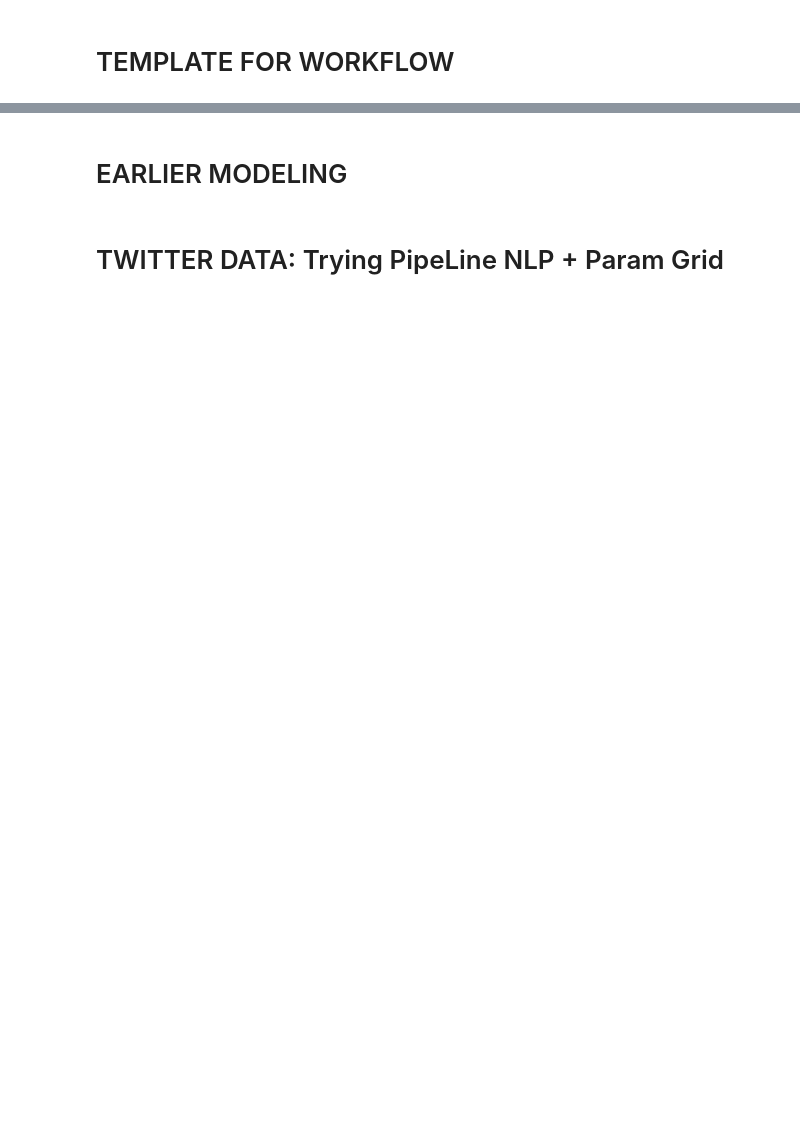
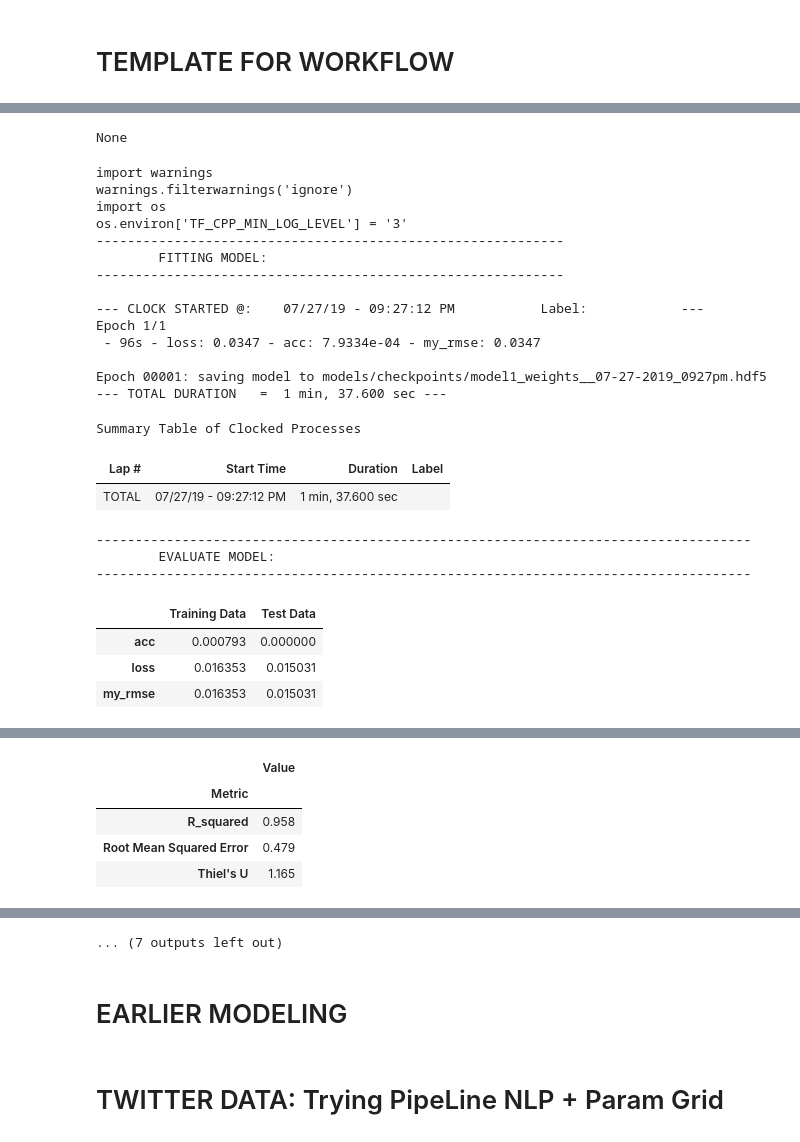
Before and after one commit to jirvingphd/dsc-5-capstone-project-online-ds-ft-021119, a Jupyter notebook: just modeling.ipynb, the cells around one changed output, grey strips where cells are left out. Saved outputs shown, nothing was run; the diff lists cells and outputs as text; code cells hidden in the pictures; blank space fills up the shorter version.

Commit message:
workin in cf_plotlyv3 notebook

```diff
--- a/just modeling.ipynb
+++ b/just modeling.ipynb
@@ -171,0 +22,6 @@ evaluate_model_plot_history(model1, train_generator, test_generator)
+# %%
+# Load stock_df data from functions detailed above
+stock_df = ji.load_processed_stock_data()
+stock_df.head()
+
+ji.plotly_time_series(stock_df['price']);
@@ -171,0 +70,39 @@ evaluate_model_plot_history(model1, train_generator, test_generator)
+# %%
+# Create timeseries generators
+train_generator, test_generator, model_params =\
+    ji.make_train_test_series_gens( df_train['price'], df_test['price'],
+                                   model_params,verbose=0)
+
+# Create ModelCheckpoint and early Stopping callbacks
+callbacks, model_params = \
+    ji.def_callbacks_and_params(model_params, loss_function='my_rmse',
+                               checkpoint_mode='min', stop_mode = 'min',
+                                patience=1, min_delta=0.001, verbose=1)
+
+
+model_params = ji.def_compile_params_optimizer(
+    loss='my_rmse', metrics=['acc','my_rmse'],
+    optimizer='optimizers.Nadam()', model_params=model_params)
+
+model1=ji.make_model1(model_params)
+
+# Display all parameters used to create model
+ji.display_dict_dropdown(model_params,title='Parameters for Keras Model')
+# %%
+# fit and evaluate model
+model,model_params,history = ji.fit_model(model,train_generator,
+                                          model_params=model_params,
+                                          epochs=5,callbacks=callbacks)
+
+eval_results = ji.evaluate_model_plot_history(model, train_generator, test_generator)
+
+df_model1 = ji.get_predictions_df_and_evaluate_model(model,
+                                                     train_generator, test_generator,
+                                                     true_train_data = df_train['price'],
+                                                     true_test_data = df_test['price'],
+                                                     model_params=model_params,
+                                                     inverse_scale=True,
+                                                     plot_results=False, iplot_results=True)
+
+res_df = ji.compare_time_shifted_model(df_model1)
+# %% [output]
@@ -171,0 +122,25 @@ evaluate_model_plot_history(model1, train_generator, test_generator)
+None
+import warnings
+warnings.filterwarnings('ignore')
+import os
+os.environ['TF_CPP_MIN_LOG_LEVEL'] = '3'
+------------------------------------------------------------
+        FITTING MODEL:
+------------------------------------------------------------
+
+--- CLOCK STARTED @:    07/27/19 - 09:27:12 PM           Label:            ---
+Epoch 1/1
+ - 96s - loss: 0.0347 - acc: 7.9334e-04 - my_rmse: 0.0347
+
+Epoch 00001: saving model to models/checkpoints/model1_weights__07-27-2019_0927pm.hdf5
+--- TOTAL DURATION   =  1 min, 37.600 sec ---
+Summary Table of Clocked Processes
+| Lap # | Start Time | Duration | Label |
+| TOTAL | 07/27/19 - 09:27:12 PM | 1 min, 37.600 sec |  |
+------------------------------------------------------------------------------------
+        EVALUATE MODEL:
+------------------------------------------------------------------------------------
+|  | Training Data | Test Data |
+| acc | 0.000793 | 0.000000 |
+| loss | 0.016353 | 0.015031 |
+| my_rmse | 0.016353 | 0.015031 |
@@ -171,0 +149,5 @@ evaluate_model_plot_history(model1, train_generator, test_generator)
+|  | Value |
+| Metric |  |
+| R_squared | 0.958 |
+| Root Mean Squared Error | 0.479 |
+| Thiel's U | 1.165 |
@@ -172,3 +156,4 @@ evaluate_model_plot_history(model1, train_generator, test_generator)
+... (7 outputs left out)
 # %% [markdown]
 # EARLIER MODELING
 # %%
```
Also changed, not shown: parts of 12 cells of this notebook, 31 other files.
